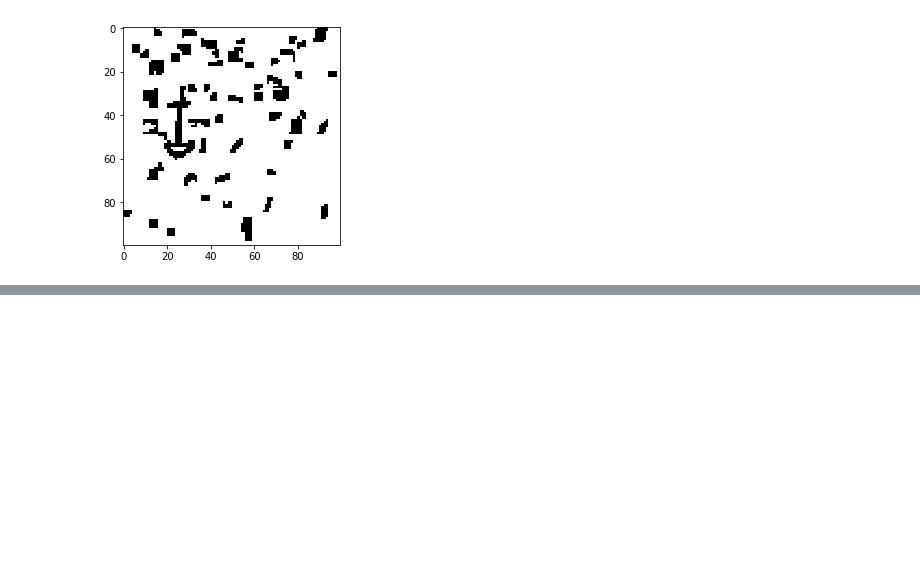
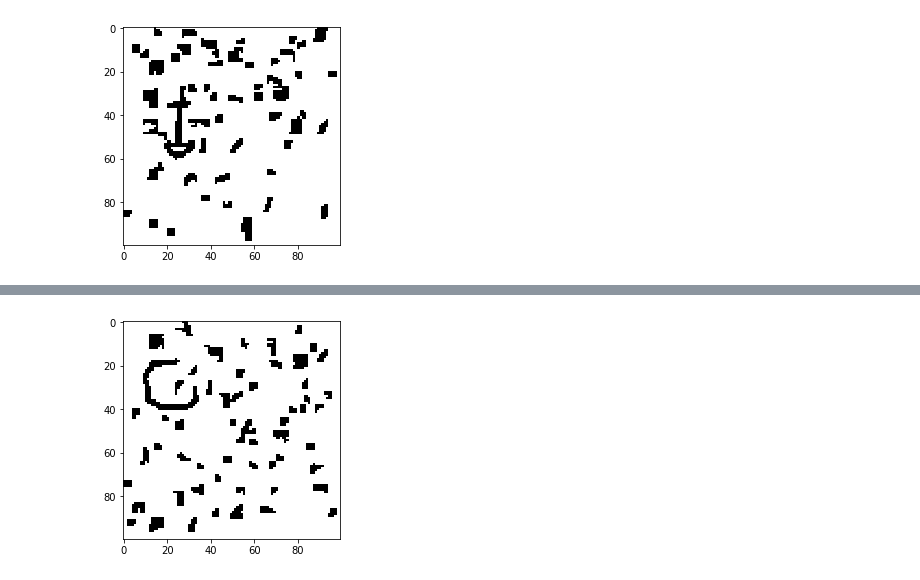
Before and after one commit to kellyfinnerty/COMP551-Kaggle-Competition, a Jupyter notebook: Kaggle-Code.ipynb, the cells around one changed output, grey strips where cells are left out. Cells and saved outputs as stored; diff of their text form; code cells hidden in the pictures; blank space fills up the shorter version.

```diff
--- a/Kaggle-Code.ipynb
+++ b/Kaggle-Code.ipynb
@@ -100,0 +104,16 @@ array([[False, False, False, False, False, False, False, False, False,
+# %%
+def binary(data_x):
+    new_data = []
+    for i in data_x:
+        t = i.reshape(100,100)
+        open_square = ndimage.binary_opening(t)
+        eroded_square = ndimage.binary_erosion(t)
+        new_data.append(ndimage.binary_propagation(eroded_square, mask=t))
+    return new_data
+# %%
+train_x_binary = binary(train_x)
+# %%
+plt.imshow(train_x_binary[100], cmap='Greys')
+plt.show()
+# %% [output]
+[figure, added]
```
Also changed, not shown: parts of 21 cells of this notebook.
